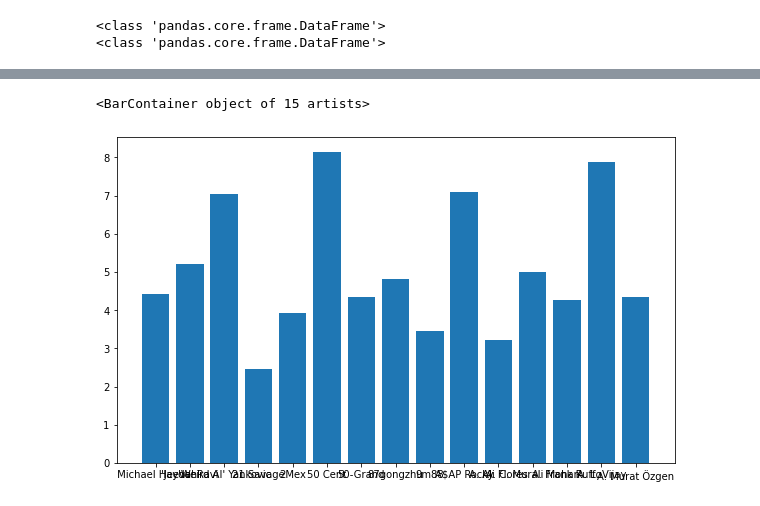
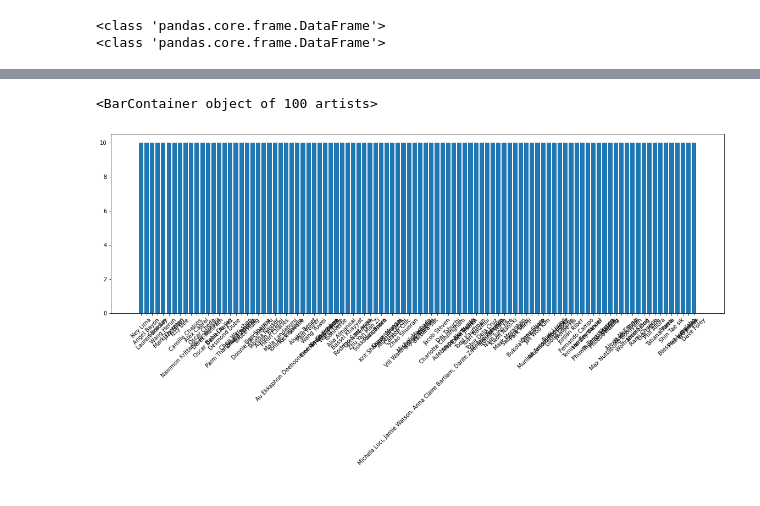
Before and after one commit to lukeonyw/netflix-analysis, a Jupyter notebook: netflix-analysis/Netflix Analysis.ipynb, the cells around one changed output, grey strips where cells are left out. Drawn from its saved outputs; the diff is of its cells as text; code cells hidden in the pictures.

```diff
--- a/netflix-analysis/Netflix Analysis.ipynb
+++ b/netflix-analysis/Netflix Analysis.ipynb
@@ -231,12 +249,19 @@ dtype: object
 # %%
 df_1a["Count_of_Times_in_Media"] = pd.to_numeric(df_1a["Count_of_Times_in_Media"], downcast="float")
 df_1a['Adjusted mean'] = (1-(np.sqrt(1-(df_1a["mean"]/10)) / df_1a["Count_of_Times_in_Media"]))*10
+
+df_1b["Count_of_Times_in_Media"] = pd.to_numeric(df_1b["Count_of_Times_in_Media"], downcast="float")
+df_1b['Adjusted mean'] = (1-(np.sqrt(1-(df_1b["mean"]/10)) / df_1b["Count_of_Times_in_Media"]))*10
 # %% [markdown]
 # Charting
 
 Now that we have most of what we need, we will visualise our data.
 # %%
-df_1a.sort_values('Adjusted mean',  ascending=False).dropna()
+df_1a.sort_values('Adjusted mean', ascending=False, inplace=True)
+df_1b.sort_values('Adjusted mean', ascending=False, inplace=True)
+
+df_1a.dropna()
+df_1b.dropna()
 # %% [output]
 |  | Count_of_Times_in_Media | mean | min | max | Adjusted mean |
 | name |  |  |  |  |  |
@@ -266,9 +302,10 @@ plt.bar(["A","B","C"],[4,5,6])
 # %%
-n = 15
+n = 100
+database = df_1b
 
-plt.figure(figsize=(10,6))
-plt.xt
-plt.bar((list(df_1a.index))[:n], list(df_1a['Adjusted mean'])[:n])
+plt.figure(figsize=(20,6))
+plt.xticks(rotation=45)
+plt.bar((list(database.index))[:n], list(database['Adjusted mean'])[:n])
 # %% [output]
-<BarContainer object of 15 artists>
+<BarContainer object of 100 artists>
-[figure, old version]
+[figure, new version]
```
Also changed, not shown: parts of 6 cells of this notebook.
